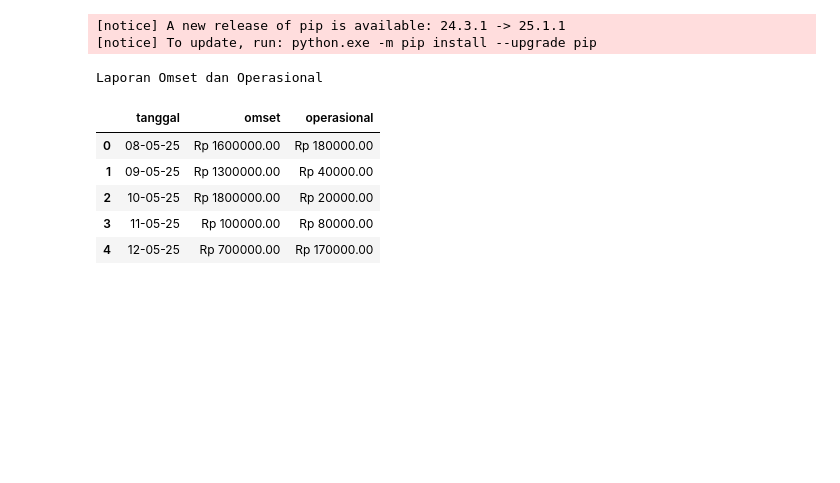
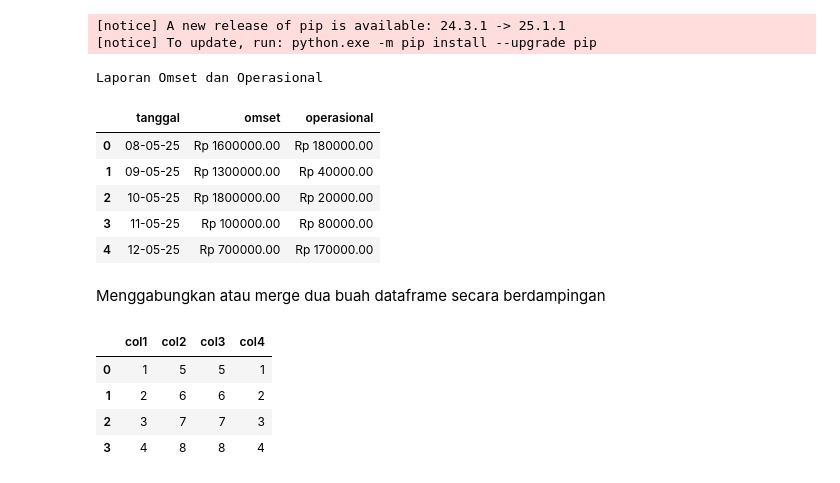
Before and after one commit to ahmdbnrsl/Machine-Learning, a Jupyter notebook: Tools-Requirements/pandas.ipynb, the cells around one changed output. Saved outputs shown, nothing was run; the diff lists cells and outputs as text; code cells hidden in the pictures; blank space fills up the shorter version.

```diff
--- a/Tools-Requirements/pandas.ipynb
+++ b/Tools-Requirements/pandas.ipynb
@@ -967,3 +967,22 @@ Laporan Omset dan Operasional
 | 2 | 10-05-25 | Rp 1800000.00 | Rp 20000.00 |
 | 3 | 11-05-25 | Rp 100000.00 | Rp 80000.00 |
 | 4 | 12-05-25 | Rp 700000.00 | Rp 170000.00 |
+# %% [markdown]
+Menggabungkan atau merge dua buah dataframe secara berdampingan
+# %%
+import pandas as pd
+
+d1 = {'col1': [1,2,3,4], 'col2': [5,6,7,8]}
+d2 = {'col3': [5,6,7,8], 'col4': [1,2,3,4]}
+
+df1 = pd.DataFrame(d1)
+df2 = pd.DataFrame(d2)
+
+df3 = pd.merge(df1, df2, left_index=True, right_index=True)
+df3
+# %% [output]
+|  | col1 | col2 | col3 | col4 |
+| 0 | 1 | 5 | 5 | 1 |
+| 1 | 2 | 6 | 6 | 2 |
+| 2 | 3 | 7 | 7 | 3 |
+| 3 | 4 | 8 | 8 | 4 |
```
Also changed, not shown: parts of 6 cells of this notebook, 1 other file.
